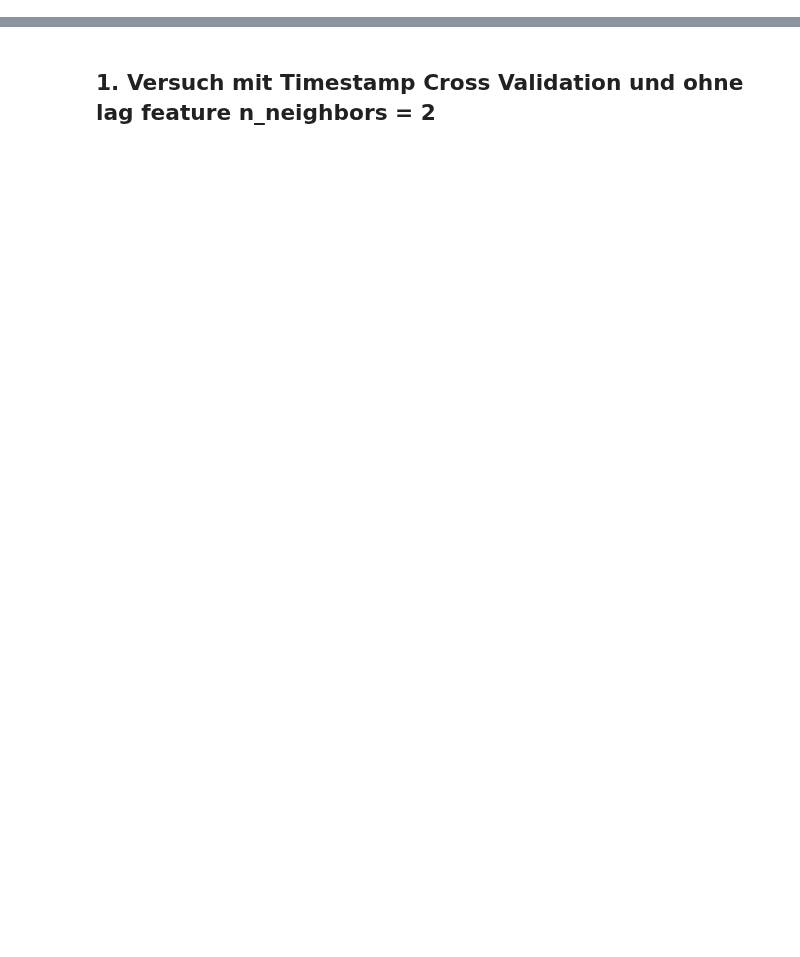
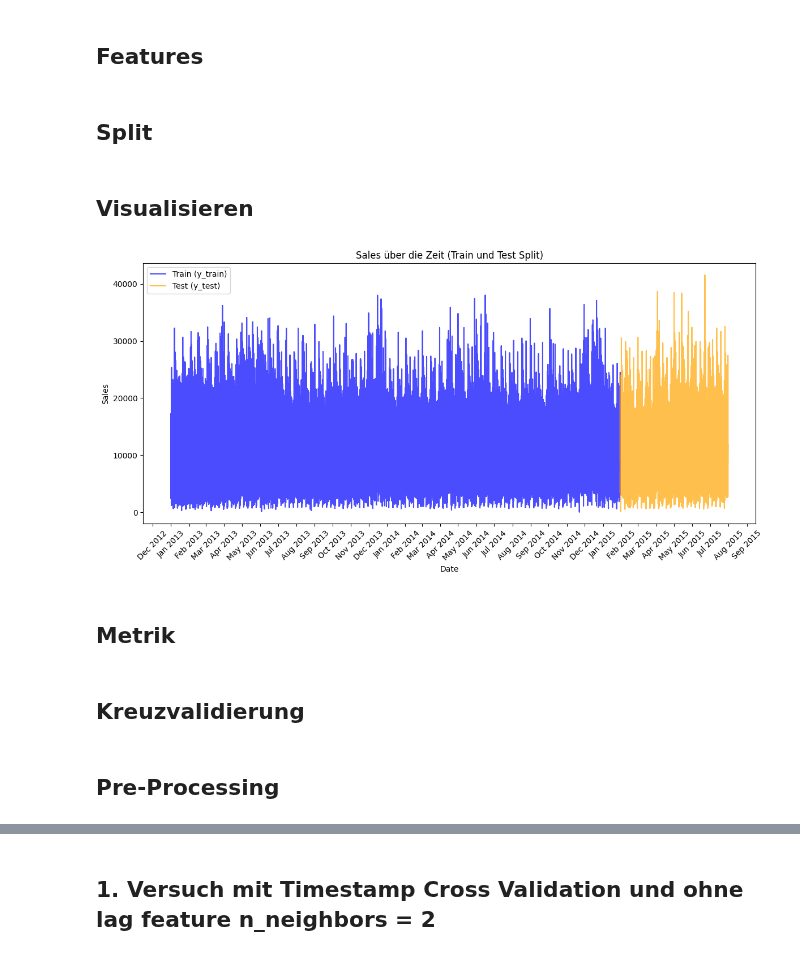
Before and after one commit to brk2ran/DataMining2024, a Jupyter notebook: notebooks/knnModel.ipynb, the cells around one changed output, grey strips where cells are left out. Drawn from its saved outputs; the diff is of its cells as text; code cells hidden in the pictures; blank space fills up the shorter version.

```diff
--- a/notebooks/knnModel.ipynb
+++ b/notebooks/knnModel.ipynb
@@ -122,0 +86,2 @@ model.plot_components(forecast)
+# %% [markdown]
+## Features
@@ -122,0 +95,2 @@ model.plot_components(forecast)
+# %% [markdown]
+## Split
@@ -122,0 +119,37 @@ model.plot_components(forecast)
+# %% [markdown]
+## Visualisieren
+# %%
+# Konvertiere die 'Date'-Spalte in datetime mit der .loc Methode
+X_train.loc[:, 'Date'] = pd.to_datetime(X_train['Date'], errors='coerce')
+X_test.loc[:, 'Date'] = pd.to_datetime(X_test['Date'], errors='coerce')
+
+# Liniendiagramm erstellen, um die wahren Sales in y_train und y_test zu visualisieren
+plt.figure(figsize=(12, 6))
+
+# Plot für die Trainingsdaten (y_train)
+plt.plot(X_train['Date'], y_train, label='Train (y_train)', color='blue', alpha=0.7)
+
+# Plot für die Testdaten (y_test)
+plt.plot(X_test['Date'], y_test, label='Test (y_test)', color='orange', alpha=0.7)
+
+# Achsenbeschriftungen
+plt.xlabel('Date')
+plt.ylabel('Sales')
+plt.title('Sales über die Zeit (Train und Test Split)')
+
+# X-Achse mit Datumsformatierung (Monat und Jahr)
+plt.gca().xaxis.set_major_locator(mdates.MonthLocator())
+plt.gca().xaxis.set_major_formatter(mdates.DateFormatter('%b %Y'))
+
+plt.xticks(rotation=45)  # Drehe die x-Achsenbeschriftung für bessere Lesbarkeit
+
+# Legende
+plt.legend()
+
+# Layout anpassen und Diagramm anzeigen
+plt.tight_layout()
+plt.show()
+# %% [output]
+[figure, added]
+# %% [markdown]
+## Metrik
@@ -122,0 +165,2 @@ model.plot_components(forecast)
+# %% [markdown]
+## Kreuzvalidierung
@@ -122,0 +170,2 @@ model.plot_components(forecast)
+# %% [markdown]
+## Pre-Processing
```
Also changed, not shown: parts of 28 cells of this notebook.
